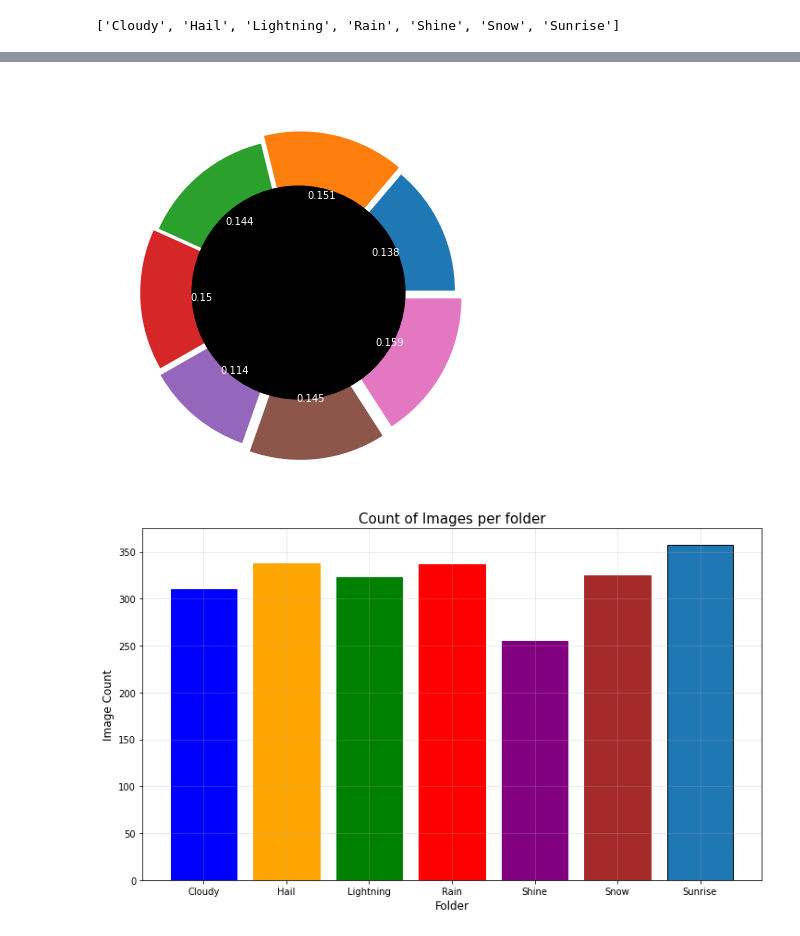
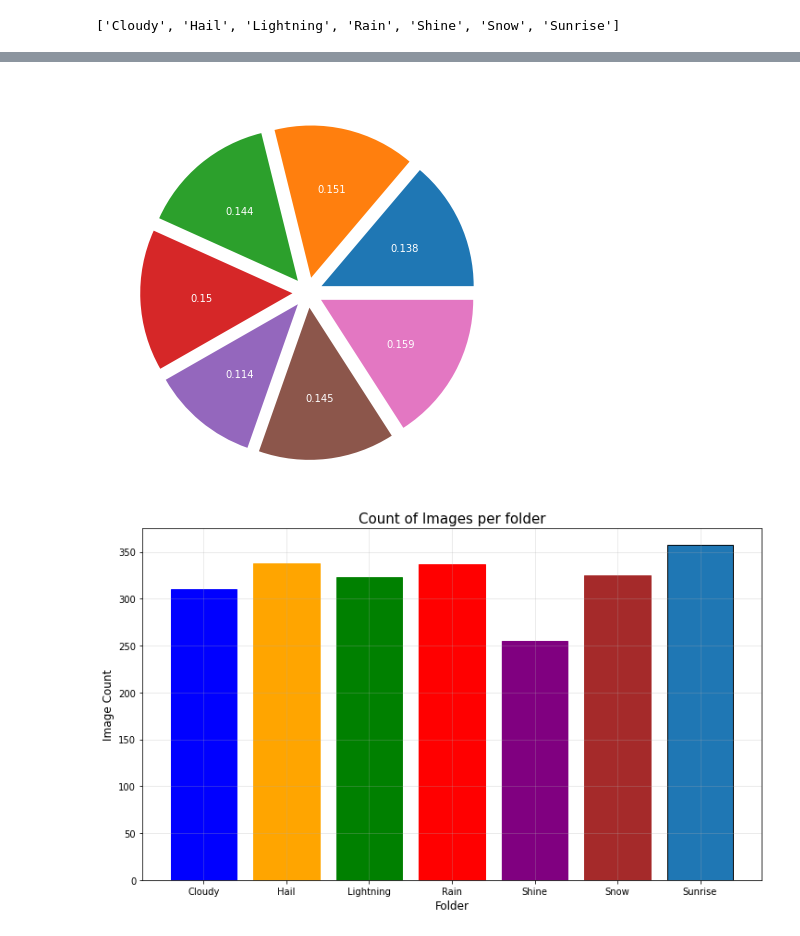
Before and after one commit to ktsorensenWX/Sorensen_Kristoffer_Final4449, a Jupyter notebook: workspace/WeatherDataEDA.ipynb, the cells around one changed output, grey strips where cells are left out. Saved outputs shown, nothing was run; the diff lists cells and outputs as text; code cells hidden in the pictures.

```diff
--- a/workspace/WeatherDataEDA.ipynb
+++ b/workspace/WeatherDataEDA.ipynb
@@ -59,28 +59,24 @@ Wall time: 17.7 ms
 # %%
 # ------------------------------------------------------------------------ #
 # EDA -- NOTE, ALL TEXT WILL BE WHITE DUE TO MY JUPYTER BEING IN DARK MODE #
 # ------------------------------------------------------------------------ #
 plt.figure(figsize=(12, 7))
 
 # Calculates the percent of the whole
 def percent(x):
     val = round(x/100, 3)
     return val
 
 # Create a circle for donut
 my_circle = plt.Circle((0,0), 0.7, color='black')
 
-explode_piece = [0.03, 0.06, 0.01, 0.04, 0.06, 0.1, 0.08]
+explode_piece = [0.1, 0.1, 0.1, 0.1, 0.1, 0.1, 0.1]
 plt.pie(images_dict.values(), labels=images_dict.keys(), textprops=dict(color="w"),
         explode=explode_piece, autopct=lambda x: percent(x));
 
 plt.title("Distribution of Weather Phenomena", color="White", size=15);
-
-# Add circle to the plot
-p = plt.gcf()
-p.gca().add_artist(my_circle);
 # %% [output]
-[figure, old version]
+[figure, new version]
 # %%
 # Create a bar graph to display true count against each
 plt.figure(figsize=(12, 7))
```
Also changed, not shown: parts of 1 cell of this notebook.
